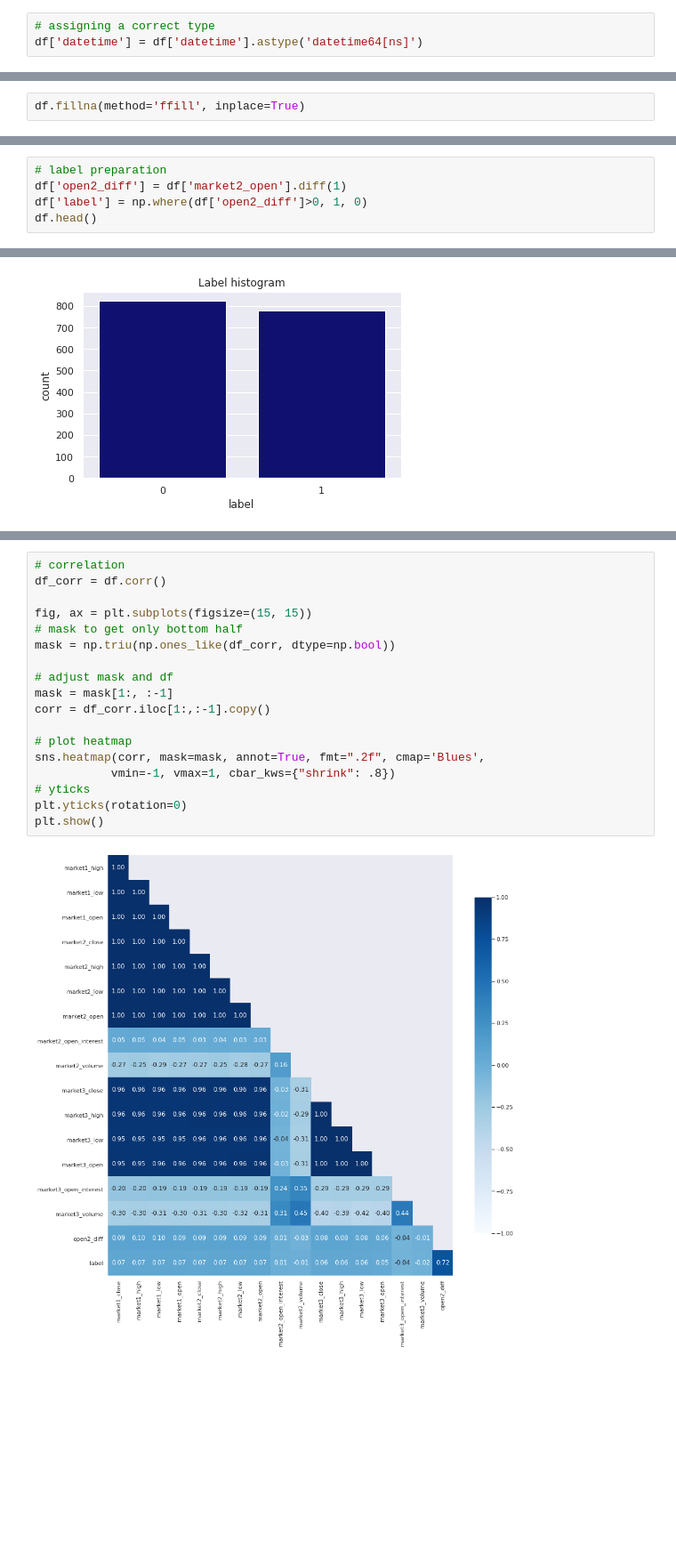
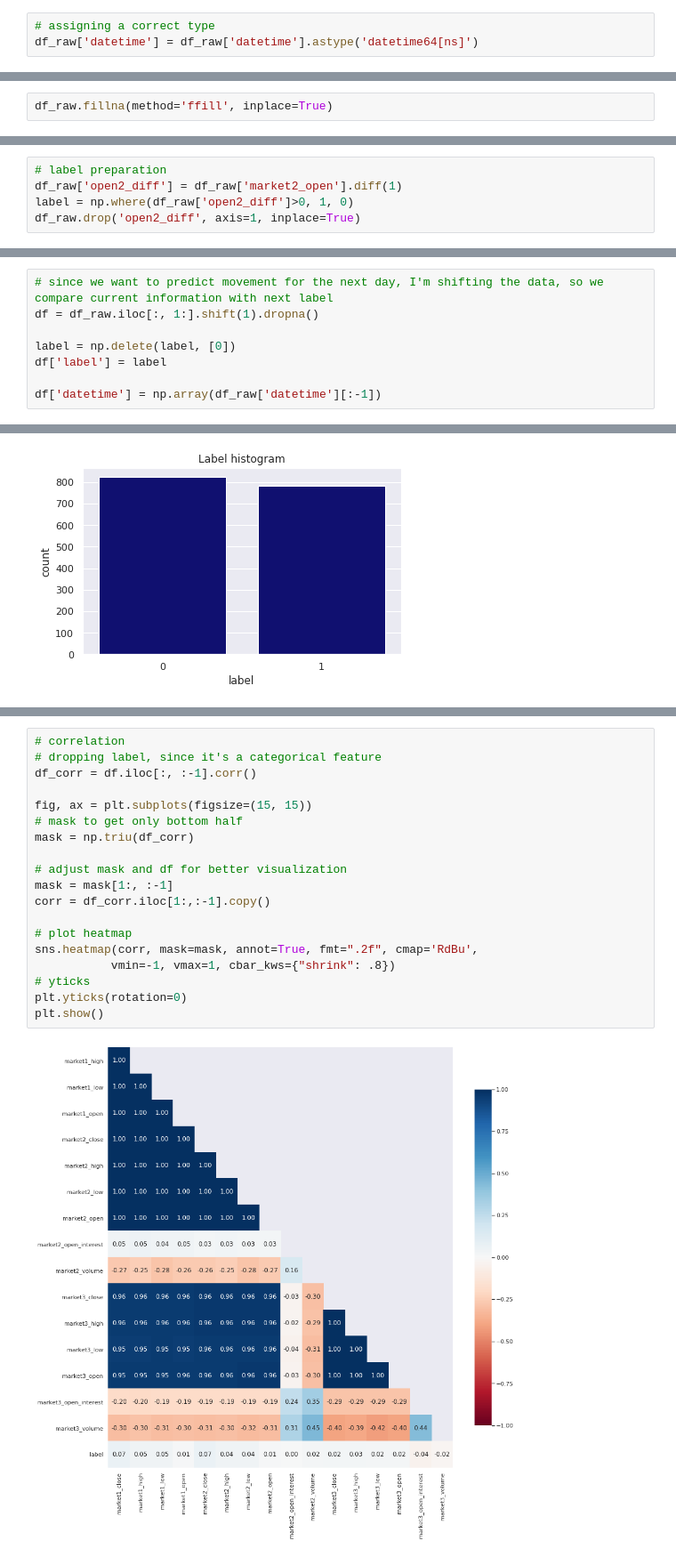
Before and after one commit to pelka-izabella/miscellaneous, a Jupyter notebook: Pelka_Izabella.ipynb, the cells around one changed output, grey strips where cells are left out. Shown at 89% size. Drawn from its saved outputs; the diff is of its cells as text; blank space fills up the shorter version.

```diff
--- a/Pelka_Izabella.ipynb
+++ b/Pelka_Izabella.ipynb
@@ -64,5 +68,5 @@ dtypes: float64(16), object(1)
 memory usage: 213.6+ KB
 # %%
 # assigning a correct type
-df['datetime'] = df['datetime'].astype('datetime64[ns]')
+df_raw['datetime'] = df_raw['datetime'].astype('datetime64[ns]')
 # %%
@@ -74,5 +78,5 @@ df['datetime'].max()
 # %% [output]
 Timestamp('2021-03-08 00:00:00')
 # %%
-df.fillna(method='ffill', inplace=True)
+df_raw.fillna(method='ffill', inplace=True)
 # %% [markdown]
@@ -83,6 +87,6 @@ The DateTime column was turned into a datetime type, the other columns had alrea
 There were missing values in the numerical columns and I decided to fill them using a forward fill, assuming that if the price is missing for a certain day, last known piece of information is still valid.
 # %%
 # label preparation
-df['open2_diff'] = df['market2_open'].diff(1)
-df['label'] = np.where(df['open2_diff']>0, 1, 0)
-df.head()
+df_raw['open2_diff'] = df_raw['market2_open'].diff(1)
+label = np.where(df_raw['open2_diff']>0, 1, 0)
+df_raw.drop('open2_diff', axis=1, inplace=True)
@@ -96,3 +93,11 @@ df.head()
+# %%
+# since we want to predict movement for the next day, I'm shifting the data, so we compare current information with next label
+df = df_raw.iloc[:, 1:].shift(1).dropna()
+
+label = np.delete(label, [0])
+df['label'] = label
+
+df['datetime'] = np.array(df_raw['datetime'][:-1])
 # %% [markdown]
 If current open price for Market 2 is higher than previous the label holds 1, otherwise 0. Therefore in my classiffication I am targeting a rise in price.
 # %% [markdown]
@@ -204,20 +201,21 @@ Counter({0: 826, 1: 781})
 # %%
 # correlation
-df_corr = df.corr()
+# dropping label, since it's a categorical feature
+df_corr = df.iloc[:, :-1].corr()
 
 fig, ax = plt.subplots(figsize=(15, 15))
 # mask to get only bottom half
-mask = np.triu(np.ones_like(df_corr, dtype=np.bool))
+mask = np.triu(df_corr)
 
-# adjust mask and df
+# adjust mask and df for better visualization
 mask = mask[1:, :-1]
 corr = df_corr.iloc[1:,:-1].copy()
 
 # plot heatmap
-sns.heatmap(corr, mask=mask, annot=True, fmt=".2f", cmap='Blues',
+sns.heatmap(corr, mask=mask, annot=True, fmt=".2f", cmap='RdBu',
            vmin=-1, vmax=1, cbar_kws={"shrink": .8})
 # yticks
 plt.yticks(rotation=0)
 plt.show()
 # %% [output]
-[figure, old version]
+[figure, new version]
```
Also changed, not shown: parts of 26 cells of this notebook.
